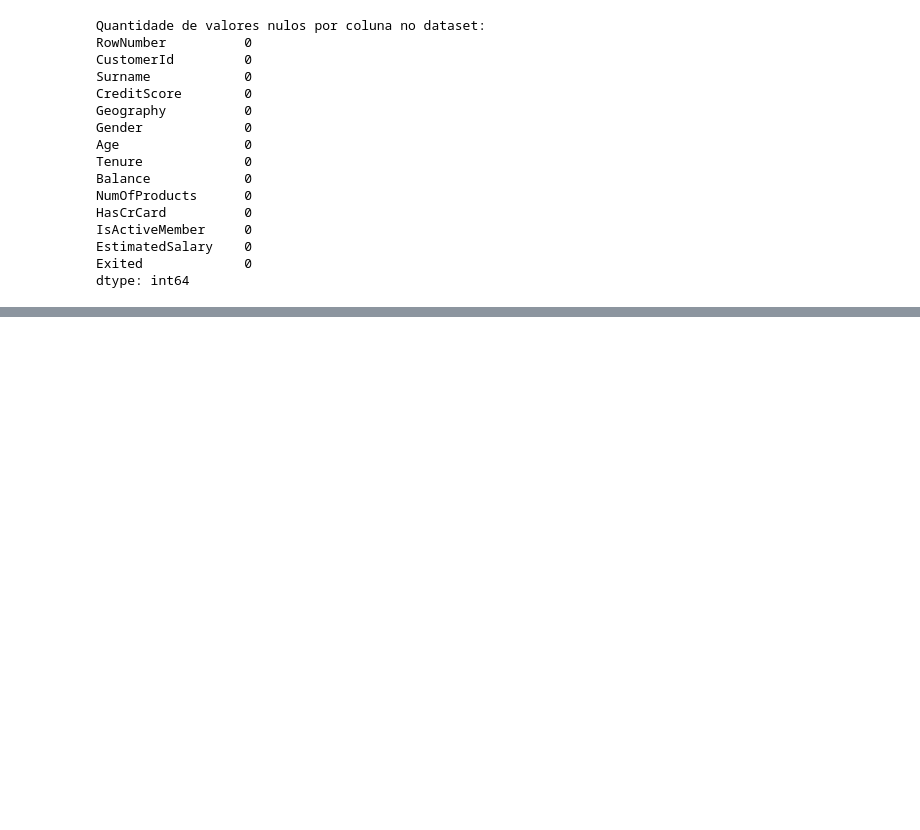
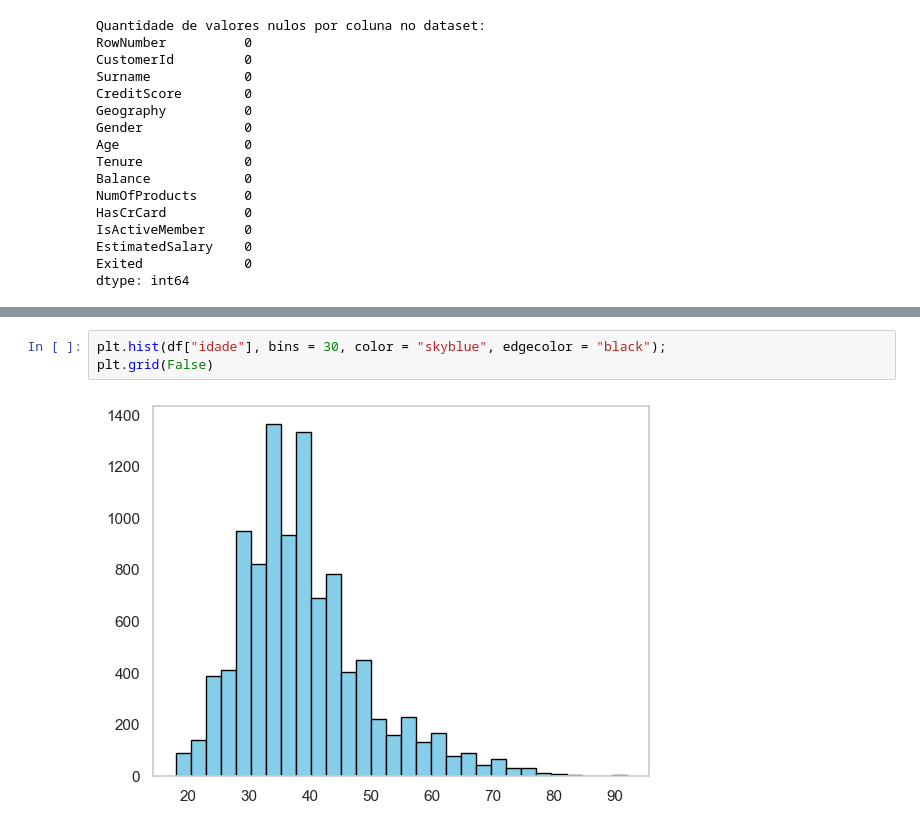
Before and after one commit to tnleite/blue-bank-customer-churn-eda, a Jupyter notebook: 02-Analise/blue-bank-costumer-churn-eda.ipynb, the cells around one changed output, grey strips where cells are left out. Saved outputs shown, nothing was run; the diff lists cells and outputs as text; blank space fills up the shorter version.

```diff
--- a/02-Analise/blue-bank-costumer-churn-eda.ipynb
+++ b/02-Analise/blue-bank-costumer-churn-eda.ipynb
@@ -369,0 +467,5 @@ Descrição atualizada das colunas do DataFrame:
+# %%
+plt.hist(df["idade"], bins = 30, color = "skyblue", edgecolor = "black");
+plt.grid(False)
+# %% [output]
+[figure, added]
```
Also changed, not shown: parts of 28 cells of this notebook.
